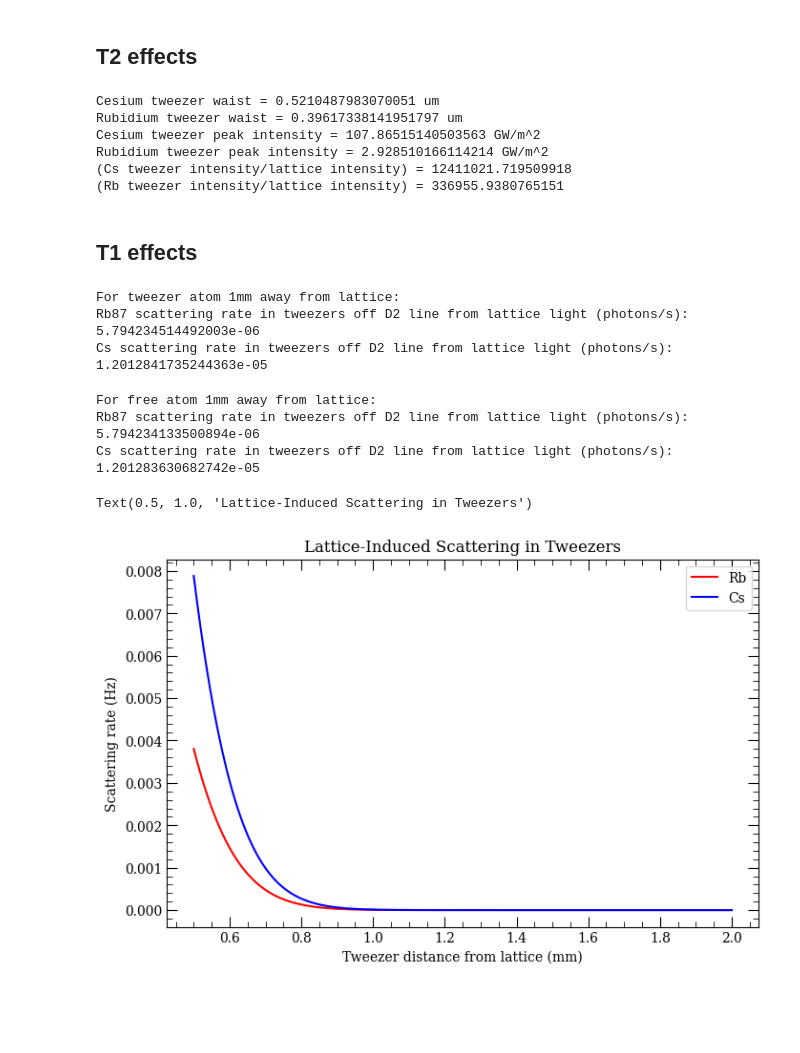
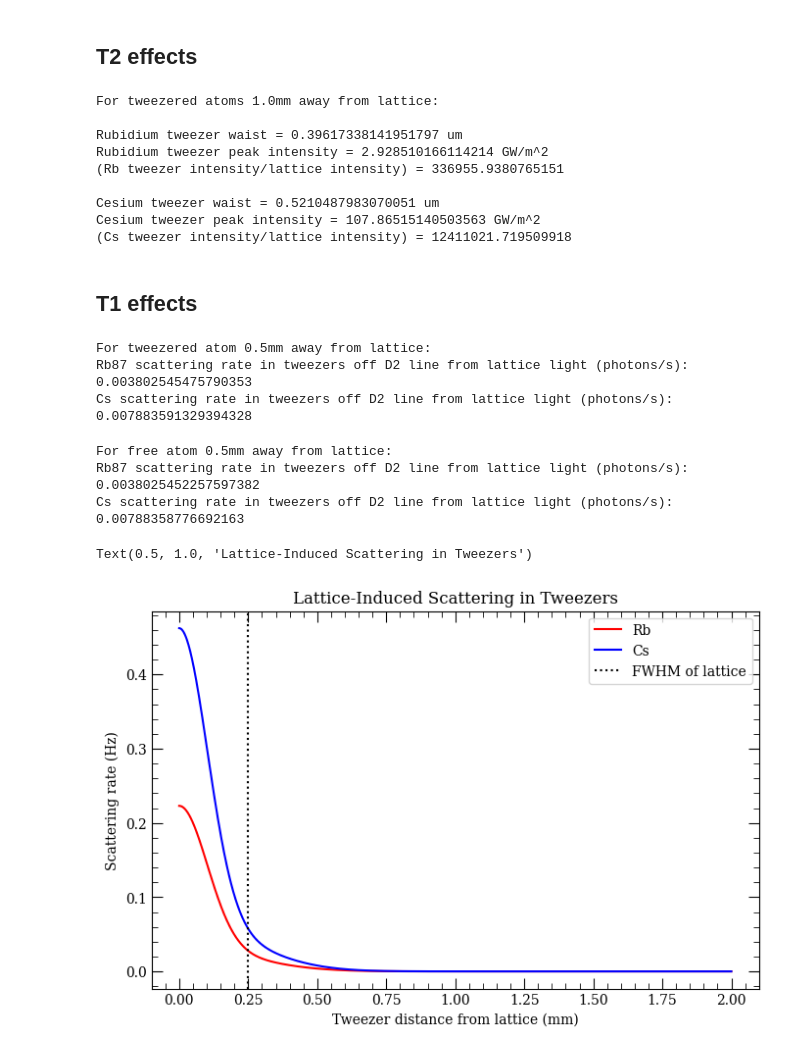
Before and after one commit to Lopez-Santi/RbCs-simulations, a Jupyter notebook: lattice transport/LatticeScattering.ipynb, the cells around one changed output. Drawn from its saved outputs; the diff is of its cells as text; code cells hidden in the pictures; blank space fills up the shorter version.

Commit message:
Minor fixes to lattice scattering + clean up

```diff
--- a/lattice transport/LatticeScattering.ipynb
+++ b/lattice transport/LatticeScattering.ipynb
@@ -215,6 +215,9 @@ Text(0.5, 0, 'Radial Displacement (mm)')
 # %% [markdown]
 ## T2 effects
 # %%
+tweezer_distance = 1e-3
+lattice_intensity = I_tot(tweezer_z, focus, tweezer_distance, transport_distance, power=power, w0=waist, wavelength=wavelength)
+
 NA = 0.65 # Objective NA
 Cs_tweezer_power = 46e-3 #46mW
 Rb_tweezer_power = 722e-6 #722uW
@@ -222,74 +225,84 @@ Cs_tweezer_waist = Cs_tweezer_wavelength / (np.pi*NA)
 Rb_tweezer_waist = Rb_tweezer_wavelength / (np.pi*NA)
 Cs_peak_intensity = (2*Cs_tweezer_power)/(np.pi*Cs_tweezer_waist**2)
 Rb_peak_intensity = (2*Rb_tweezer_power)/(np.pi*Rb_tweezer_waist**2)
+print(f"For tweezered atoms {tweezer_distance*1e3}mm away from lattice:")
+print("")
+print(f"Rubidium tweezer waist = {Rb_tweezer_waist*1e6} um")
+print(f"Rubidium tweezer peak intensity = {Rb_peak_intensity/1e9} GW/m^2")
+print(f"(Rb tweezer intensity/lattice intensity) = {Rb_peak_intensity/lattice_intensity}")
+print("")
 print(f"Cesium tweezer waist = {Cs_tweezer_waist*1e6} um")
-print(f"Rubidium tweezer waist = {Rb_tweezer_waist*1e6} um")
 print(f"Cesium tweezer peak intensity = {Cs_peak_intensity/1e9} GW/m^2")
-print(f"Rubidium tweezer peak intensity = {Rb_peak_intensity/1e9} GW/m^2")
 print(f"(Cs tweezer intensity/lattice intensity) = {Cs_peak_intensity/lattice_intensity}")
-print(f"(Rb tweezer intensity/lattice intensity) = {Rb_peak_intensity/lattice_intensity}")
 # %% [output]
+For tweezered atoms 1.0mm away from lattice:
+
+Rubidium tweezer waist = 0.39617338141951797 um
+Rubidium tweezer peak intensity = 2.928510166114214 GW/m^2
+(Rb tweezer intensity/lattice intensity) = 336955.9380765151
+
 Cesium tweezer waist = 0.5210487983070051 um
-Rubidium tweezer waist = 0.39617338141951797 um
 Cesium tweezer peak intensity = 107.86515140503563 GW/m^2
-Rubidium tweezer peak intensity = 2.928510166114214 GW/m^2
 (Cs tweezer intensity/lattice intensity) = 12411021.719509918
-(Rb tweezer intensity/lattice intensity) = 336955.9380765151
 # %% [markdown]
 ## T1 effects
 # %%
+tweezer_distance = 0.5e-3
+lattice_intensity = I_tot(tweezer_z, focus, tweezer_distance, transport_distance, power=power, w0=waist, wavelength=wavelength)
+
 # In tweezers
 lattice_frequency = c/wavelength
 Rb_R_D2_tweezer_fromlattice = calc_scattering_rate(lattice_intensity, Rb_D2_pi_Isat, lattice_frequency-Rb_D2freq_in_tweezer, Rb_D2_gamma)
-print("For tweezer atom 1mm away from lattice:")
+print(f"For tweezered atom {tweezer_distance*1e3}mm away from lattice:")
 print(f"Rb87 scattering rate in tweezers off D2 line from lattice light (photons/s): {Rb_R_D2_tweezer_fromlattice}")
 Cs_R_D2_tweezer_fromlattice = calc_scattering_rate(lattice_intensity, Cs_D2_pi_Isat, lattice_frequency-Cs_D2freq_in_tweezer, Cs_D2_gamma)
 print(f"Cs scattering rate in tweezers off D2 line from lattice light (photons/s): {Cs_R_D2_tweezer_fromlattice}")
 # %% [output]
-For tweezer atom 1mm away from lattice:
-Rb87 scattering rate in tweezers off D2 line from lattice light (photons/s): 5.794234514492003e-06
-Cs scattering rate in tweezers off D2 line from lattice light (photons/s): 1.2012841735244363e-05
+For tweezered atom 0.5mm away from lattice:
+Rb87 scattering rate in tweezers off D2 line from lattice light (photons/s): 0.003802545475790353
+Cs scattering rate in tweezers off D2 line from lattice light (photons/s): 0.007883591329394328
 # %%
 # Free space
 lattice_frequency = c/wavelength
 Rb_R_D2_tweezer_fromlattice_free = calc_scattering_rate(lattice_intensity, Rb_D2_pi_Isat, lattice_frequency-Rb_D2_frequency, Rb_D2_gamma)
 Cs_R_D2_tweezer_fromlattice_free = calc_scattering_rate(lattice_intensity, Cs_D2_pi_Isat, lattice_frequency-Cs_D2_frequency, Cs_D2_gamma)
-print("For free atom 1mm away from lattice:")
+print(f"For free atom {tweezer_distance*1e3}mm away from lattice:")
 print(f"Rb87 scattering rate in tweezers off D2 line from lattice light (photons/s): {Rb_R_D2_tweezer_fromlattice_free}")
 print(f"Cs scattering rate in tweezers off D2 line from lattice light (photons/s): {Cs_R_D2_tweezer_fromlattice_free}")
 # %% [output]
-For free atom 1mm away from lattice:
-Rb87 scattering rate in tweezers off D2 line from lattice light (photons/s): 5.794234133500894e-06
-Cs scattering rate in tweezers off D2 line from lattice light (photons/s): 1.201283630682742e-05
+For free atom 0.5mm away from lattice:
+Rb87 scattering rate in tweezers off D2 line from lattice light (photons/s): 0.0038025452257597382
+Cs scattering rate in tweezers off D2 line from lattice light (photons/s): 0.00788358776692163
 # %%
 def pos_dep_lattice_scatter(r, tweezer_z, focus, transport_distance, power, waist, wavelength):
     Ir_tot_r = I_tot(tweezer_z, focus, r, transport_distance, power=power, w0=waist, wavelength=wavelength)
     lattice_frequency = c/wavelength
     Rb_R_D2_tweezer_fromlattice = calc_scattering_rate(Ir_tot_r, Rb_D2_pi_Isat, lattice_frequency-Rb_D2freq_in_tweezer, Rb_D2_gamma)
     Cs_R_D2_tweezer_fromlattice = calc_scattering_rate(Ir_tot_r, Cs_D2_pi_Isat, lattice_frequency-Cs_D2freq_in_tweezer, Cs_D2_gamma)
     return Rb_R_D2_tweezer_fromlattice, Cs_R_D2_tweezer_fromlattice
 
 power = 18  # power in Watts
 waist = 180e-6  # beam waist in meters
 transport_distance = 37e-2 # 37 cm from MOT to tweezers
 focus = 0.09  # focus position in meters
 wavelength = 1064e-9 # 1064 nm
 tweezer_z = 43.5e-3 - 0.5e-3 # tweezers are in center of glass cell which is 87 mm wide
-r_array = np.linspace(0.5e-3, 2e-3, 1000) #tweezers 0.5mm to 10mm from lattice
+r_array = np.linspace(0e-3, 2e-3, 1000) #tweezers 0.5mm to 10mm from lattice
 Rb_f = [] ; Cs_f = []
 for r in r_array:
     Rb_f_temp, Cs_f_temp = pos_dep_lattice_scatter(r, tweezer_z, focus, transport_distance, power, waist, wavelength)
     Rb_f.append(Rb_f_temp)
     Cs_f.append(Cs_f_temp)
 Rb_f = np.array(Rb_f)
 Cs_f = np.array(Cs_f)
 plt.figure(figsize=(8,5))
 plt.ylabel("Scattering rate (Hz)")
 plt.xlabel("Tweezer distance from lattice (mm)")
 plt.plot(r_array*1e3, Rb_f, color='red', label='Rb')
 plt.plot(r_array*1e3, Cs_f, color='blue', label='Cs')
+plt.axvline(0.25, color='black', linestyle='dotted', label = "FWHM of lattice")
 plt.legend()
 plt.title("Lattice-Induced Scattering in Tweezers")
 # %% [output]
 Text(0.5, 1.0, 'Lattice-Induced Scattering in Tweezers')
-[figure, old version]
+[figure, new version]
```
Also changed, not shown: parts of 2 cells of this notebook.
